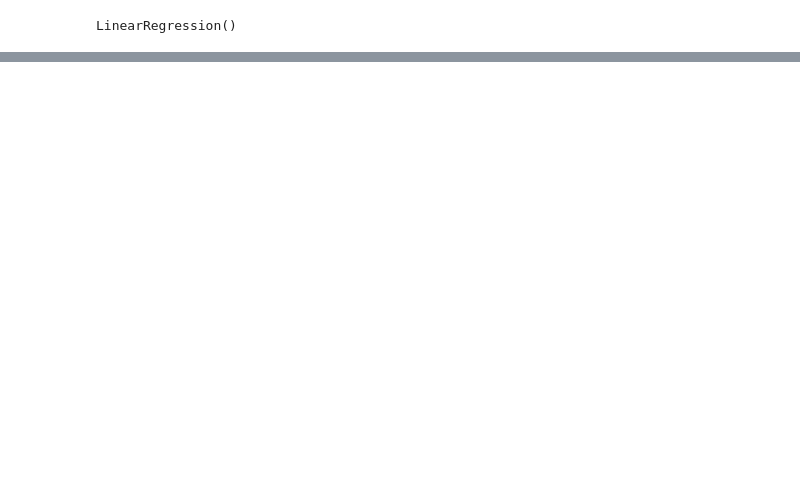
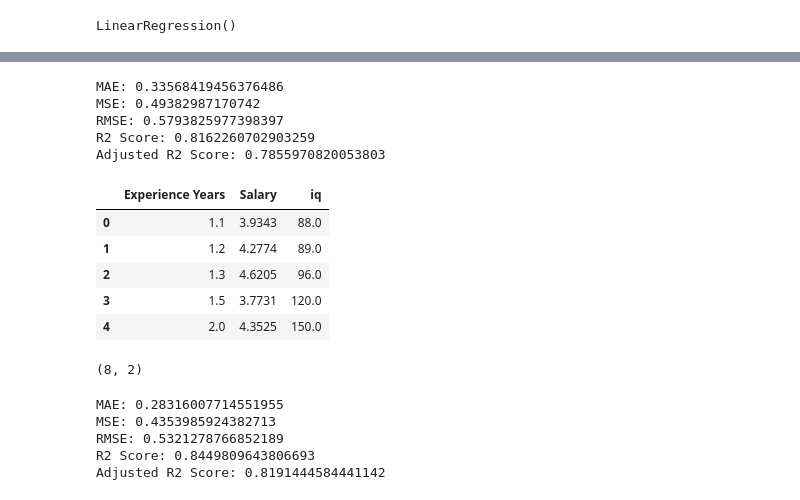
Before and after one commit to 04bhavyaa/machine-learning-from-scratch, a Jupyter notebook: linear-regression/using-scikitlearn.ipynb, the cells around one changed output, grey strips where cells are left out. Cells and saved outputs as stored; diff of their text form; code cells hidden in the pictures; blank space fills up the shorter version.

```diff
--- a/linear-regression/using-scikitlearn.ipynb
+++ b/linear-regression/using-scikitlearn.ipynb
@@ -124,0 +142,27 @@ plt.show()
+# %%
+## Let's find values now!
+print('MAE:', mean_squared_error(y_test2,y_pred2))
+print('MSE:', mean_absolute_error(y_test2,y_pred2))
+print('RMSE:', np.sqrt(mean_squared_error(y_test2,y_pred2)))
+print('R2 Score:', r2_score(y_test2,y_pred2))
+r2_score2 = r2_score(y_test2,y_pred2)
+adjusted_r2_Score2 = 1- (((1-r2_score2)*(8-1))/(8-1-1))
+print('Adjusted R2 Score:', adjusted_r2_Score2)
+# %% [output]
+MAE: 0.33568419456376486
+MSE: 0.49382987170742
+RMSE: 0.5793825977398397
+R2 Score: 0.8162260702903259
+Adjusted R2 Score: 0.7855970820053803
+# %%
+# Let's add a relevant column to the dataset
+data['iq'] = data['Experience Years']*70 + np.random.randint(5,20, len(data))
+data.drop('Random', axis=1, inplace=True)
+data.head()
+# %% [output]
+|  | Experience Years | Salary | iq |
+| 0 | 1.1 | 3.9343 | 88.0 |
+| 1 | 1.2 | 4.2774 | 89.0 |
+| 2 | 1.3 | 4.6205 | 96.0 |
+| 3 | 1.5 | 3.7731 | 120.0 |
+| 4 | 2.0 | 4.3525 | 150.0 |
@@ -124,0 +178,19 @@ plt.show()
+# %%
+X_test3.shape
+# %% [output]
+(8, 2)
+# %%
+## Let's find values now!
+print('MAE:', mean_squared_error(y_test3,y_pred3))
+print('MSE:', mean_absolute_error(y_test3,y_pred3))
+print('RMSE:', np.sqrt(mean_squared_error(y_test3,y_pred3)))
+print('R2 Score:', r2_score(y_test3,y_pred3))
+r2_score3 = r2_score(y_test3,y_pred3)
+adjusted_r2_Score3 = 1- (((1-r2_score3)*(8-1))/(8-1-1))
+print('Adjusted R2 Score:', adjusted_r2_Score3)
+# %% [output]
+MAE: 0.28316007714551955
+MSE: 0.4353985924382713
+RMSE: 0.5321278766852189
+R2 Score: 0.8449809643806693
+Adjusted R2 Score: 0.8191444584441142
```
Also changed, not shown: parts of 23 cells of this notebook, 1 other file.
